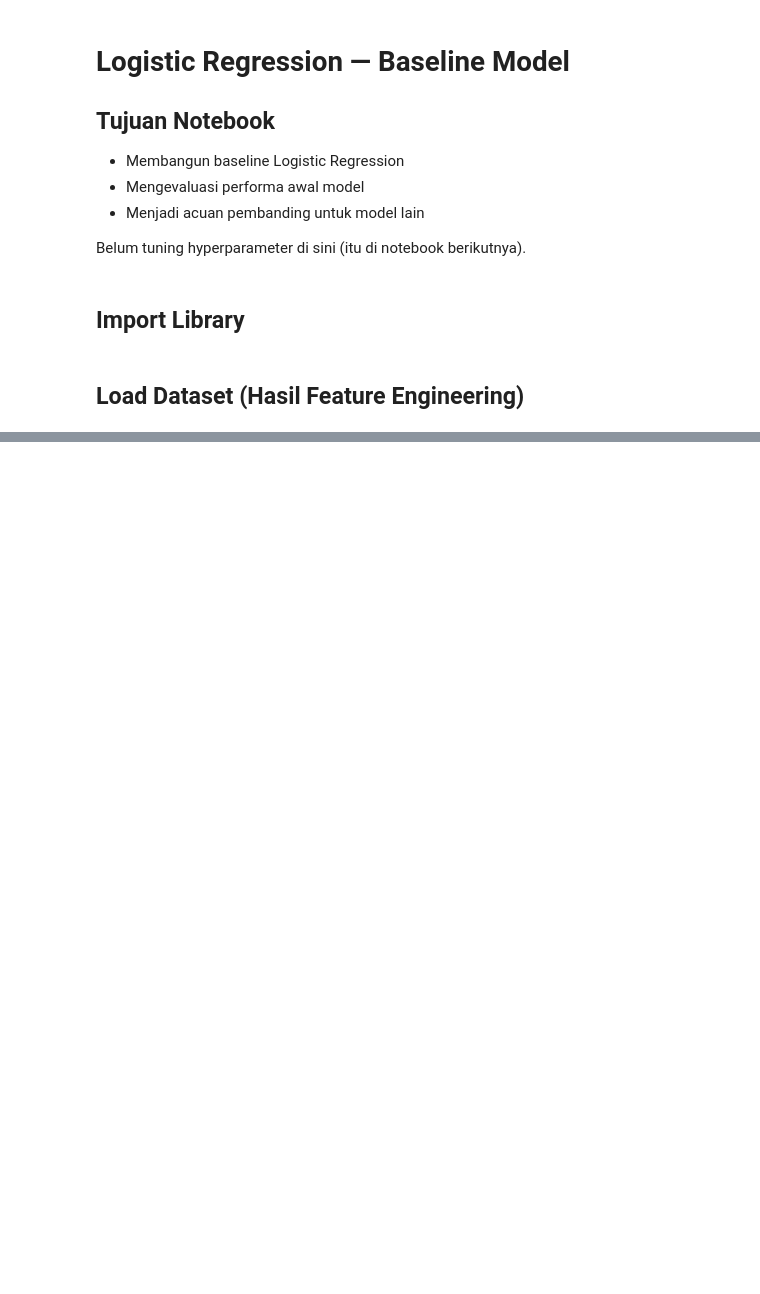
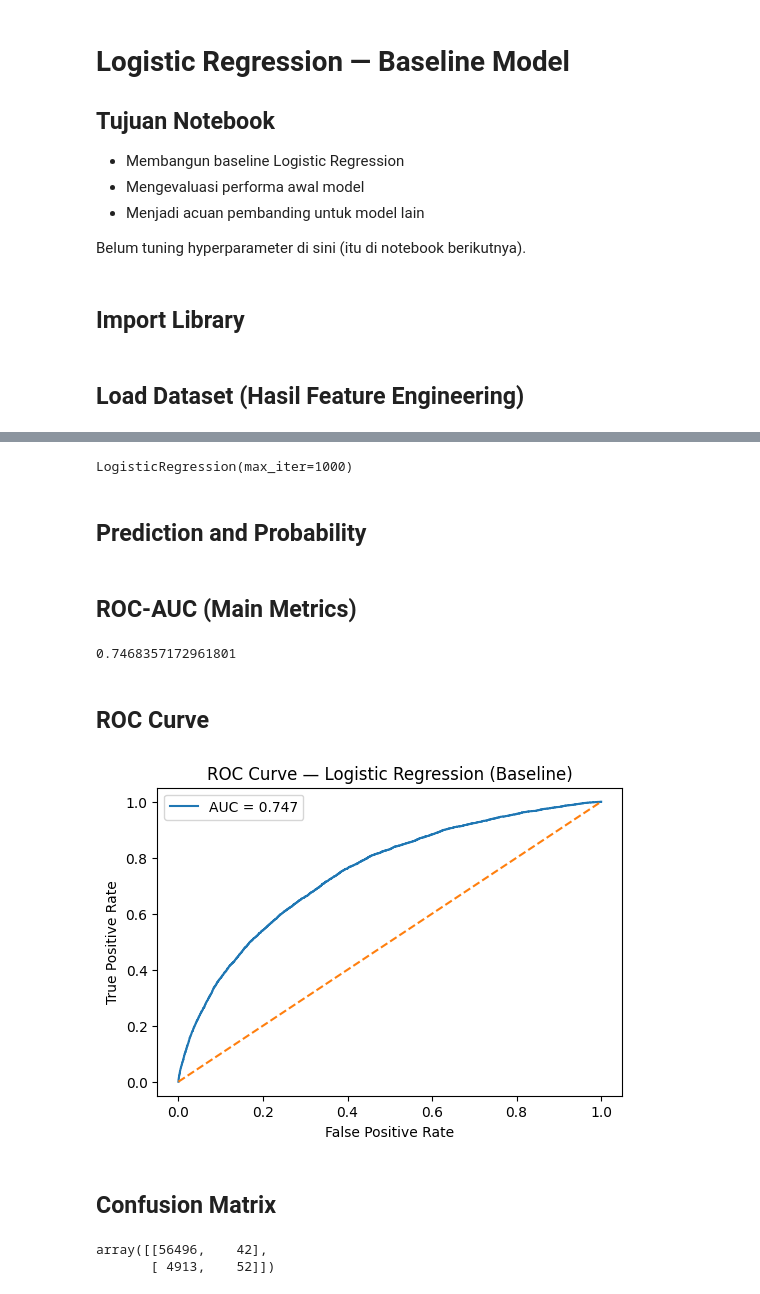
Before and after one commit to ookapratama/ML-Experiments, a Jupyter notebook: home_credit_default_risk/notebooks/03_modelling/03_01_logistic_regression.ipynb, the cells around one changed output, grey strips where cells are left out. Drawn from its saved outputs; the diff is of its cells as text; code cells hidden in the pictures; blank space fills up the shorter version.

Commit message:
feat (modelling) : train with LogRes Model

```diff
--- a/home_credit_default_risk/notebooks/03_modelling/03_01_logistic_regression.ipynb
+++ b/home_credit_default_risk/notebooks/03_modelling/03_01_logistic_regression.ipynb
@@ -33,0 +61,7 @@ df.shape
+# %%
+from sklearn.impute import SimpleImputer
+
+imputer = SimpleImputer(strategy='median')
+
+X_train_imputed = imputer.fit_transform(X_train)
+X_val_imputed = imputer.transform(X_val)
@@ -33,0 +70,5 @@ df.shape
+# %%
+scaler = StandardScaler()
+
+X_train_scaled = scaler.fit_transform(X_train_imputed)
+X_val_scaled = scaler.transform(X_val_imputed)
@@ -33,0 +100,43 @@ df.shape
+# %%
+logreg = LogisticRegression(
+    max_iter=1000,
+    solver='lbfgs'
+)
+
+logreg.fit(X_train_scaled, y_train)
+# %% [output]
+LogisticRegression(max_iter=1000)
+# %% [markdown]
+## Prediction and Probability
+# %%
+y_val_pred = logreg.predict(X_val_scaled)
+y_val_proba = logreg.predict_proba(X_val_scaled)[:, 1]
+# %% [markdown]
+## ROC-AUC (Main Metrics)
+# %%
+roc_auc = roc_auc_score(y_val, y_val_proba)
+roc_auc
+# %% [output]
+0.7468357172961801
+# %% [markdown]
+## ROC Curve
+# %%
+fpr, tpr, thresholds = roc_curve(y_val, y_val_proba)
+
+plt.figure(figsize=(6,4))
+plt.plot(fpr, tpr, label=f'AUC = {roc_auc:.3f}')
+plt.plot([0,1], [0,1], '--')
+plt.xlabel('False Positive Rate')
+plt.ylabel('True Positive Rate')
+plt.title('ROC Curve — Logistic Regression (Baseline)')
+plt.legend()
+plt.show()
+# %% [output]
+[figure, added]
+# %% [markdown]
+## Confusion Matrix
+# %%
+confusion_matrix(y_val, y_val_pred)
+# %% [output]
+array([[56496,    42],
+       [ 4913,    52]])
```
Also changed, not shown: parts of 21 cells of this notebook, 1 other file.
